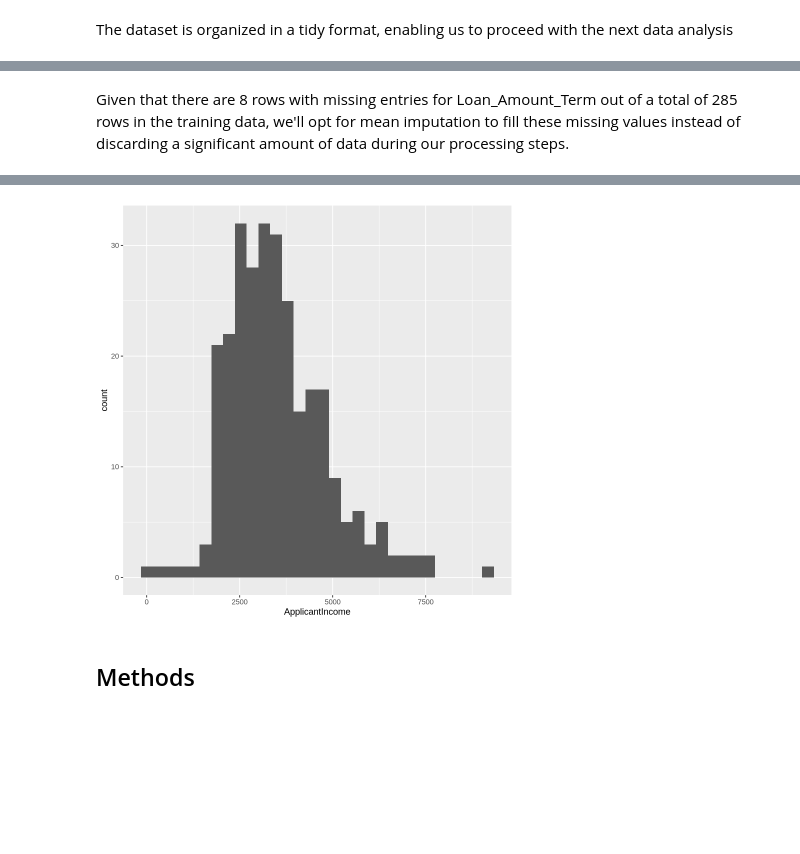
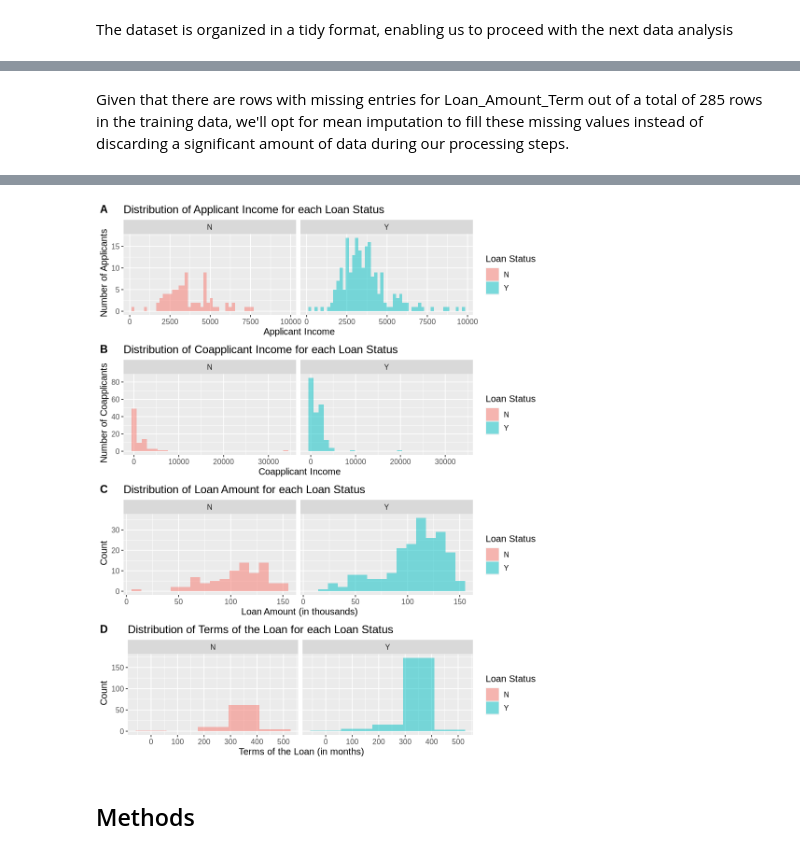
Before and after one commit to lillylaksermerz/dsci100-project, a Jupyter notebook: group_proposal.ipynb, the cells around one changed output, grey strips where cells are left out. Cells and saved outputs as stored; diff of their text form; code cells hidden in the pictures; blank space fills up the shorter version.

Commit message:
added distribution plots for 4 predictors

```diff
--- a/group_proposal.ipynb
+++ b/group_proposal.ipynb
@@ -130,12 +132,55 @@ A tibble: 1 × 4
       Loan_Status
                 0
 # %% [markdown]
-Given that there are 8 rows with missing entries for Loan_Amount_Term out of a total of 285 rows in the training data, we'll opt for mean imputation to fill these missing values instead of discarding a significant amount of data during our processing steps.
+Given that there are rows with missing entries for Loan_Amount_Term out of a total of 285 rows in the training data, we'll opt for mean imputation to fill these missing values instead of discarding a significant amount of data during our processing steps.
 # %%
 # exploratory data analysis (plots)
+options(repr.plot.width = 8, repr.plot.height = 10)
+# distributions of each of the predictor variables
 
-loan_distributions <- loan_training |>
-    ggplot(aes(x = ApplicantIncome)) +
-    geom_histogram()
+applicant_income_distribution <- loan_training |>
+    ggplot(aes(x = ApplicantIncome, fill = Loan_Status)) +
+    geom_histogram(alpha = 0.5, position = "identity", bins= 50)+
+    facet_grid (cols = vars (Loan_Status))+
+    labs ( x = " Applicant Income",
+           y = " Number of Applicants",
+          title = "Distribution of Applicant Income for each Loan Status",
+          fill = "Loan Status")+
+    theme(text = element_text (size = 12))
+
+coapplicant_income_distribution <- loan_training |>
+    ggplot(aes(x = CoapplicantIncome, fill = Loan_Status)) +
+    geom_histogram(alpha = 0.5, position = "identity", bins=30)+
+    facet_grid (cols = vars (Loan_Status))+
+    labs ( x = " Coapplicant Income",
+           y = " Number of Coapplicants",
+          title = "Distribution of Coapplicant Income for each Loan Status",
+          fill = "Loan Status")+
+    theme(text = element_text (size = 12))
+
+loan_amount_distribution <- loan_training |>
+    ggplot(aes(x = LoanAmount, fill = Loan_Status)) +
+    geom_histogram(alpha = 0.5, position = "identity", bins = 16)+
+    facet_grid (cols = vars (Loan_Status))+
+    labs ( x = " Loan Amount (in thousands)",
+           y = " Count",
+          title = "Distribution of Loan Amount for each Loan Status",
+          fill = "Loan Status")+
+    theme(text = element_text (size = 12))
+
+loan_amount_term_distribution <- loan_training |>
+    ggplot(aes(x = Loan_Amount_Term, fill = Loan_Status)) +
+    geom_histogram(alpha = 0.5, position = "identity", bins= 5)+
+    facet_grid (cols = vars (Loan_Status))+
+    labs ( x = " Terms of the Loan (in months)",
+           y = " Count",
+          title = "Distribution of Terms of the Loan for each Loan Status",
+          fill = "Loan Status")+
+    theme(text = element_text (size = 12))
+
+loan_distributions <- plot_grid (applicant_income_distribution,coapplicant_income_distribution,
+                                 loan_amount_distribution,loan_amount_term_distribution,
+                                 ncol=1,
+                                 labels = c("A", "B","C", "D"))
 loan_distributions
 # %% [output]
@@ -143,4 +189,4 @@ loan_distributions
-[figure, old version]
+[figure, new version]
 # %% [markdown]
 ## Methods
 # %% [markdown]
```
Also changed, not shown: parts of 3 cells of this notebook.
